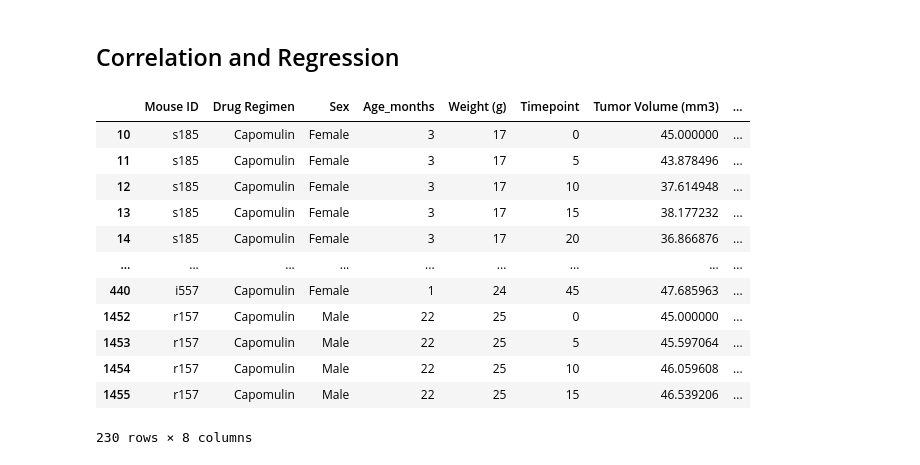
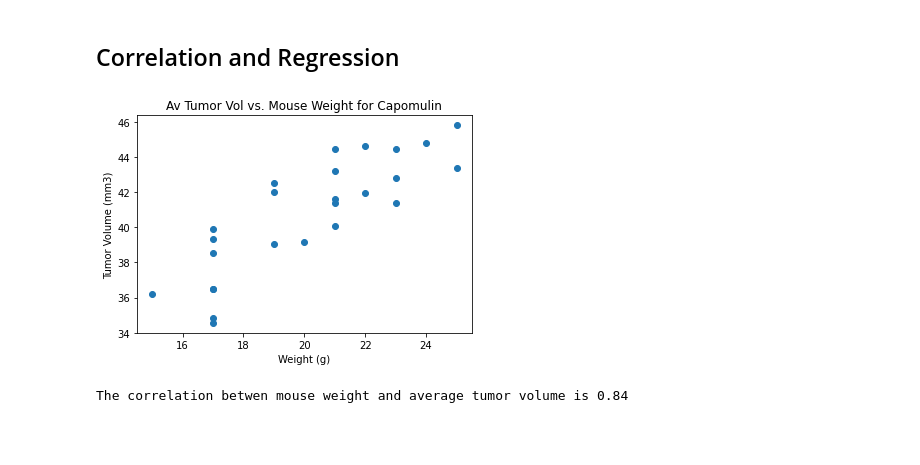
Before and after one commit to NathanJPotter/Matplotlib-challenge-np, a Jupyter notebook: Pymaceuticals/pymaceuticals_starter.ipynb, the cells around one changed output. Saved outputs shown, nothing was run; the diff lists cells and outputs as text; code cells hidden in the pictures; blank space fills up the shorter version.

Commit message:
Correlation efficient calculated

```diff
--- a/Pymaceuticals/pymaceuticals_starter.ipynb
+++ b/Pymaceuticals/pymaceuticals_starter.ipynb
@@ -442,21 +441,19 @@ Capomulin_mean_avtumor_df.plot(kind="scatter", x="Weight (g)", y="Tumor Volume (
 # %%
 ## Calculate the correlation coefficient and linear regression model
 ## for mouse weight and average tumor volume for the Capomulin regimen
 
-# Capomulin regimen dataframe
-
-Capomulin_data_df
+plt.scatter(Capomulin_mean_avtumor_df.iloc[:,1], Capomulin_mean_avtumor_df.iloc[:,3])
+plt.xlabel('Weight (g)')
+plt.ylabel('Tumor Volume (mm3)')
+plt.title('Av Tumor Vol vs. Mouse Weight for Capomulin')
+plt.show()
 # %% [output]
-|  | Mouse ID | Drug Regimen | Sex | Age_months | Weight (g) | Timepoint | Tumor Volume (mm3) | ... |
-| 10 | s185 | Capomulin | Female | 3 | 17 | 0 | 45.000000 | ... |
-| 11 | s185 | Capomulin | Female | 3 | 17 | 5 | 43.878496 | ... |
-| 12 | s185 | Capomulin | Female | 3 | 17 | 10 | 37.614948 | ... |
-| 13 | s185 | Capomulin | Female | 3 | 17 | 15 | 38.177232 | ... |
-| 14 | s185 | Capomulin | Female | 3 | 17 | 20 | 36.866876 | ... |
-| ... | ... | ... | ... | ... | ... | ... | ... | ... |
-| 440 | i557 | Capomulin | Female | 1 | 24 | 45 | 47.685963 | ... |
-| 1452 | r157 | Capomulin | Male | 22 | 25 | 0 | 45.000000 | ... |
-| 1453 | r157 | Capomulin | Male | 22 | 25 | 5 | 45.597064 | ... |
-| 1454 | r157 | Capomulin | Male | 22 | 25 | 10 | 46.059608 | ... |
-| 1455 | r157 | Capomulin | Male | 22 | 25 | 15 | 46.539206 | ... |
-230 rows × 8 columns
+[figure, added]
+# %%
+# Pearson correlation coefficient between weight and av tumor vol
+weight = Capomulin_mean_avtumor_df.iloc[:,1]
+avtumor_vol = Capomulin_mean_avtumor_df.iloc[:,3]
+correlation = st.pearsonr(weight, avtumor_vol)
+print(f"The correlation betwen mouse weight and average tumor volume is {round(correlation[0],2)}")
+# %% [output]
+The correlation betwen mouse weight and average tumor volume is 0.84
```
Also changed, not shown: parts of 1 cell of this notebook.
